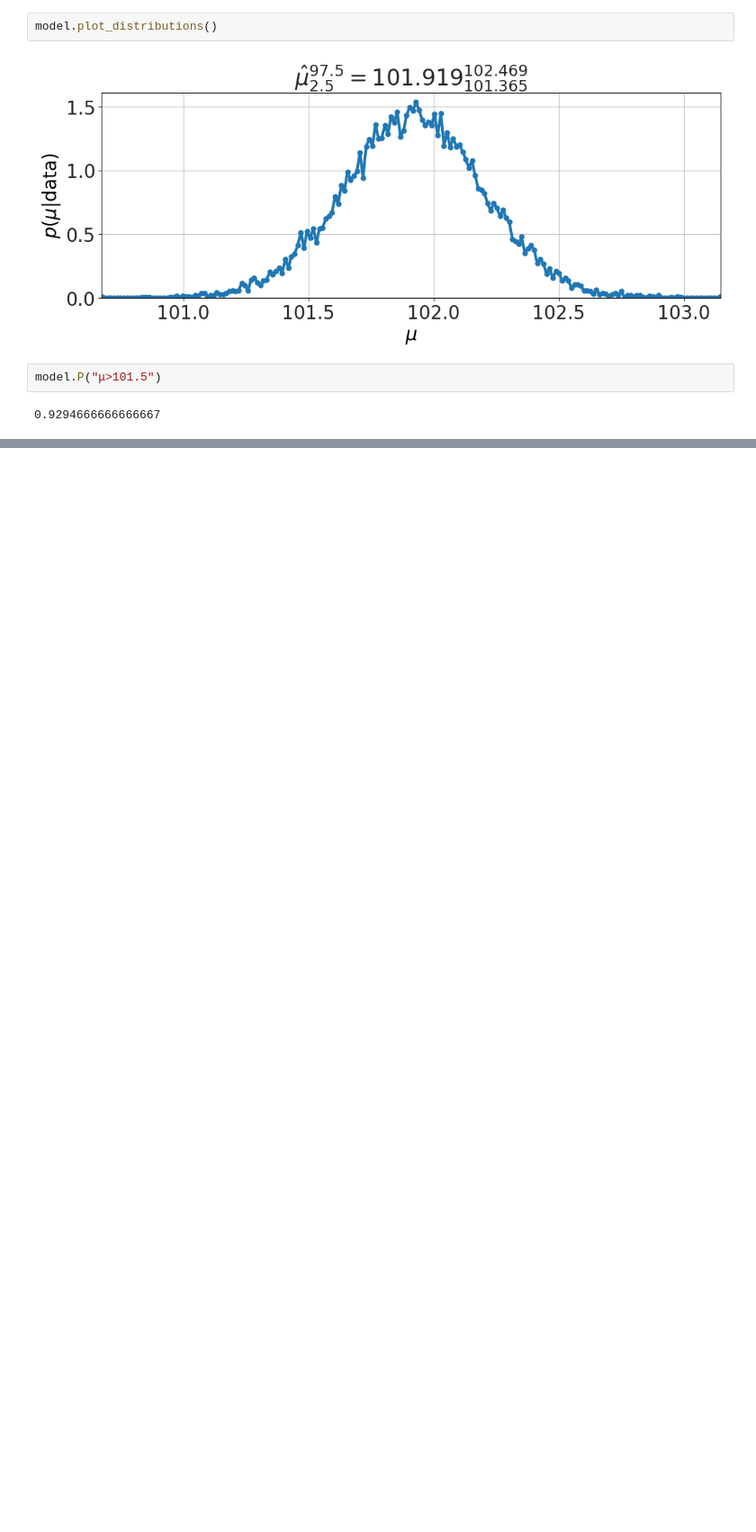
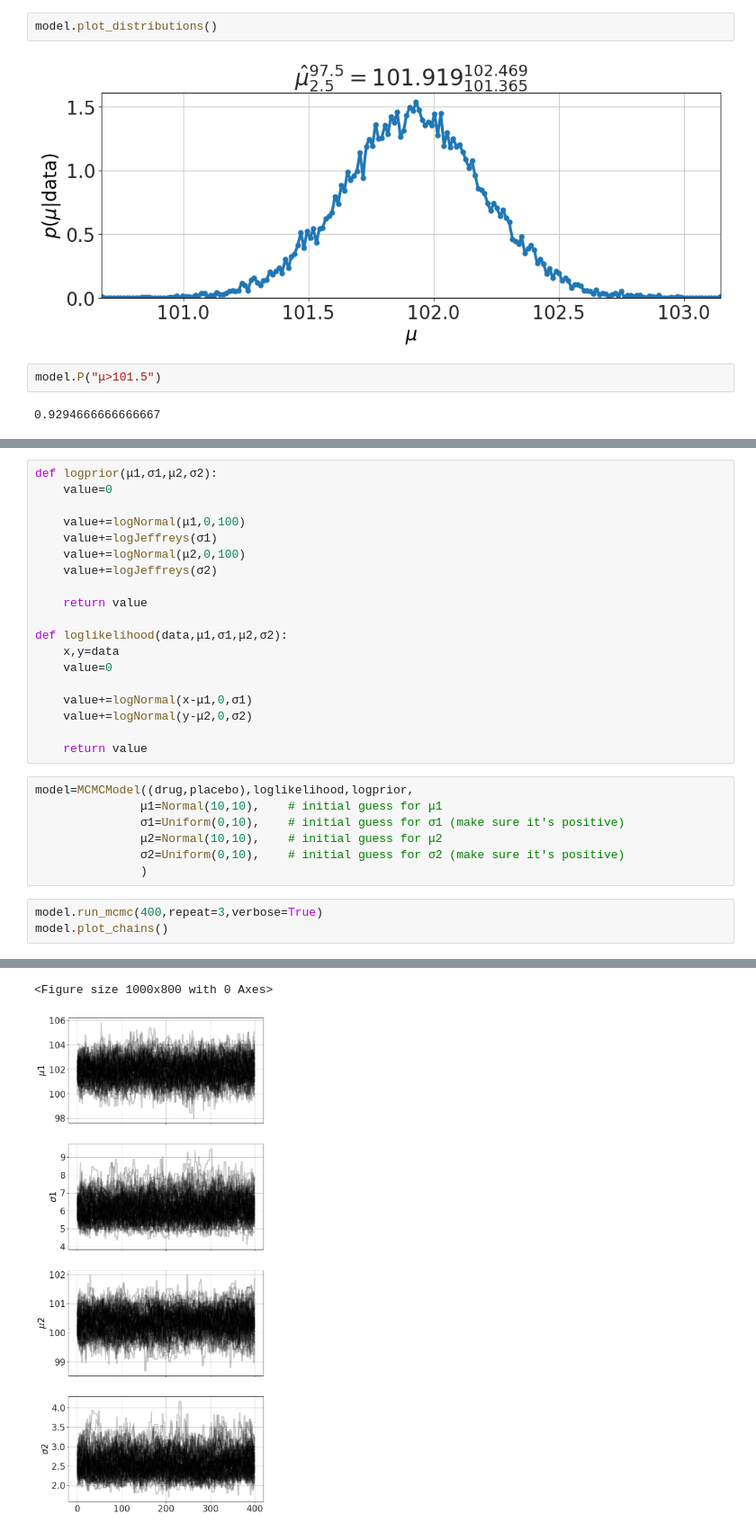
Before and after one commit to bblais/Computer-Programming-for-the-Sciences-Spring-2024, a Jupyter notebook: Sprint #3 - Probability and Uncertainty/2024-03-26 - Best Estimate.ipynb, the cells around one changed output, grey strips where cells are left out. Shown at 90% size. Saved outputs shown, nothing was run; the diff lists cells and outputs as text; blank space fills up the shorter version.

```diff
--- a/Sprint #3 - Probability and Uncertainty/2024-03-26 - Best Estimate.ipynb
+++ b/Sprint #3 - Probability and Uncertainty/2024-03-26 - Best Estimate.ipynb
@@ -54,0 +111,30 @@ model.P("μ>101.5")
+# %%
+def logprior(μ1,σ1,μ2,σ2):
+    value=0
+
+    value+=logNormal(μ1,0,100)
+    value+=logJeffreys(σ1)
+    value+=logNormal(μ2,0,100)
+    value+=logJeffreys(σ2)
+
+    return value
+
+def loglikelihood(data,μ1,σ1,μ2,σ2):
+    x,y=data
+    value=0
+
+    value+=logNormal(x-μ1,0,σ1)
+    value+=logNormal(y-μ2,0,σ2)
+
+    return value
+# %%
+model=MCMCModel((drug,placebo),loglikelihood,logprior,
+               μ1=Normal(10,10),    # initial guess for μ1
+               σ1=Uniform(0,10),    # initial guess for σ1 (make sure it's positive)
+               μ2=Normal(10,10),    # initial guess for μ2
+               σ2=Uniform(0,10),    # initial guess for σ2 (make sure it's positive)
+               )
+# %%
+model.run_mcmc(400,repeat=3,verbose=True)
+model.plot_chains()
+# %% [output]
@@ -54,0 +150,2 @@ model.P("μ>101.5")
+<Figure size 1000x800 with 0 Axes>
+[figure, added]
```
Also changed, not shown: parts of 15 cells of this notebook, 1 other file.
